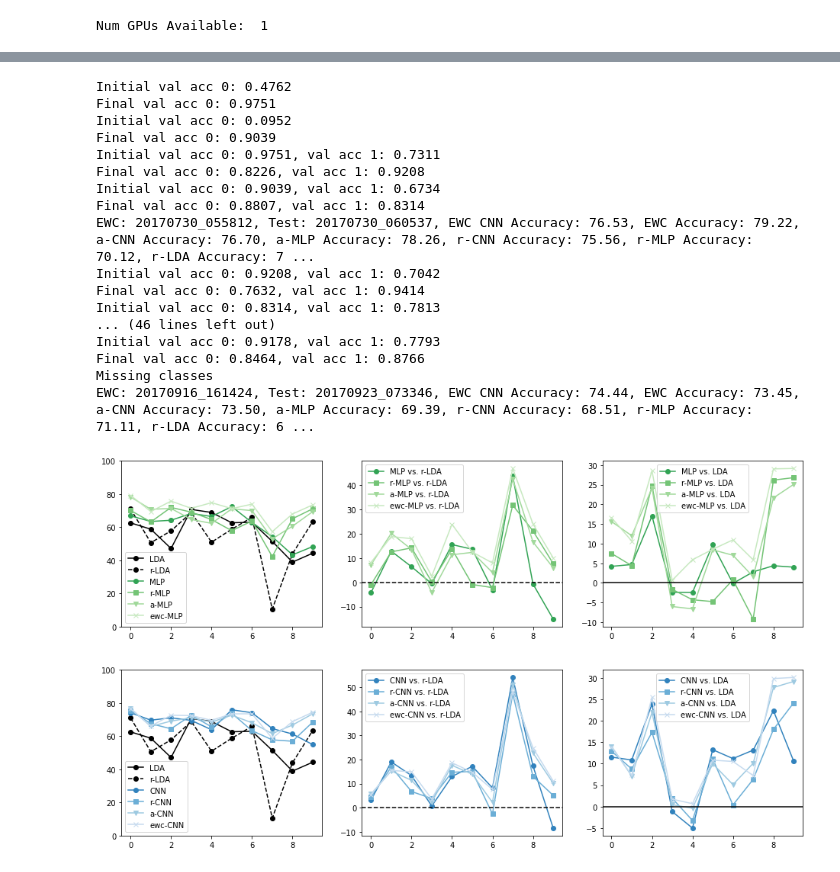
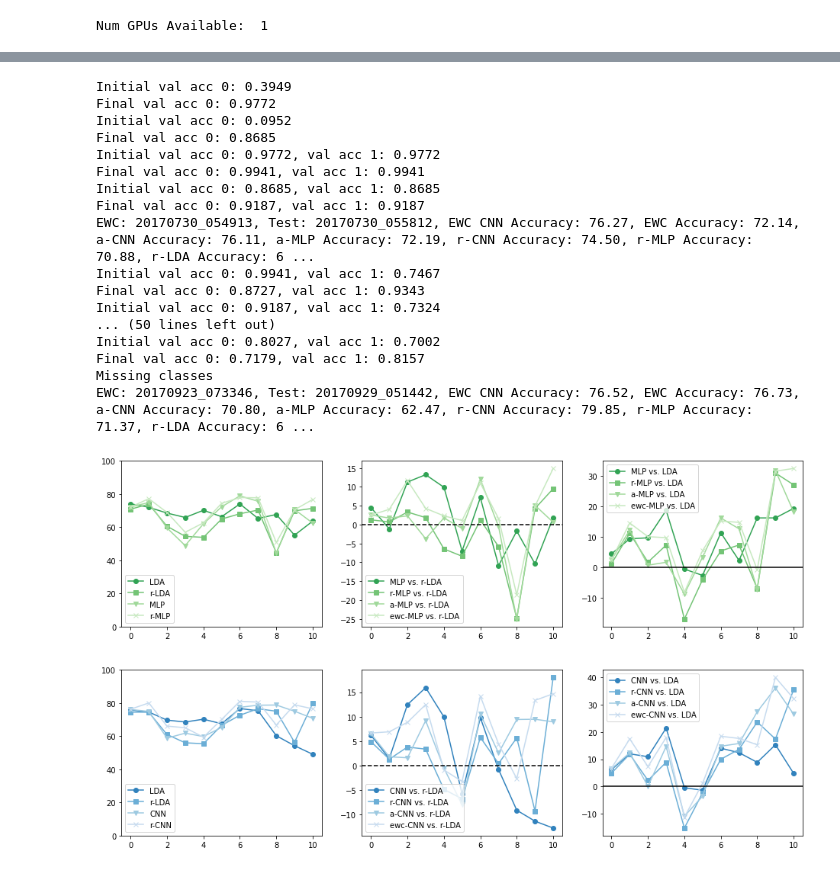
Before and after one commit to yuniteh/adaptive, a Jupyter notebook: python/main.ipynb, the cells around one changed output, grey strips where cells are left out. Drawn from its saved outputs; the diff is of its cells as text; code cells hidden in the pictures.

```diff
--- a/python/main.ipynb
+++ b/python/main.ipynb
@@ -42,8 +42,8 @@ train_params = np.vstack((train_params,train_params2))
 ep = 30
 n_dof = len(train_dof)
 
-trainmlp_0, traincnn_0, y_train_0, x_train_mlp_0, x_train_cnn_0, x_train_lda_0, y_train_lda_0, emg_scale, scaler, _, _, _ = prd.prep_train_caps(train_data, train_params, prop_b = False, batch_size=64,ft=ft, noise=True)
-y_test_0, x_test_mlp_0, x_test_cnn_0, x_lda_0, y_lda_0 = prd.prep_test_caps(train_data, train_params, scaler, emg_scale, num_classes=len(train_dof),ft=ft)
+trainmlp_0, traincnn_0, y_train_0, x_train_mlp_0, x_train_cnn_0, x_train_lda_0, y_train_lda_0, emg_scale, scaler, _, _, _ = prd.prep_train_caps(train_data, train_params, prop_b = False, batch_size=64,ft=ft, noise=True, split=True)
+y_test_0, x_test_mlp_0, x_test_cnn_0, x_lda_0, y_lda_0 = prd.prep_test_caps(train_data, train_params, scaler, emg_scale, num_classes=len(train_dof),ft=ft, split=True)
 # %%
 # Initial training
 mlp, cnn, w, c = lp.train_models(traincnn_0, trainmlp_0, x_train_lda_0, y_train_lda_0, n_dof, ep=30)
@@ -65,7 +65,7 @@ for i in range(0,len(all_files)):
     test_data, test_params = lp.check_labels(test_data,test_params,train_dof,key)
 
     # test
-    y_test, x_test_mlp, x_test_cnn, x_lda, y_lda = prd.prep_test_caps(test_data, test_params, scaler, emg_scale, num_classes=len(train_dof),ft=ft)
+    y_test, x_test_mlp, x_test_cnn, x_lda, y_lda = prd.prep_test_caps(test_data, test_params, scaler, emg_scale, num_classes=len(train_dof),ft=ft, split=True)
     acc[i,:] = lp.test_models(x_test_cnn, x_test_mlp, x_lda, y_test, y_lda, cnn, mlp, [w, c])
     print ('Set: ' + test_file, f'CNN Accuracy: {acc[i,2]:.2f},', f'MLP Accuracy: {acc[i,1]:.2f},', f'LDA Accuracy: {acc[i,0]:.2f}')
 # %% [output]
@@ -163,23 +163,23 @@ for i in range(1,len(all_files)-1,2):
 
     print ('EWC: ' + ewc_file + ', Test: ' + test_file + ',', f'EWC CNN Accuracy: {ewc_acc[i+1,4]:.2f},', f'EWC Accuracy: {ewc_acc[i+1,3]:.2f},', f'a-CNN Accuracy: {ewc_acc[i+1,2]:.2f},', f'a-MLP Accuracy: {ewc_acc[i+1,1]:.2f},',  f'r-CNN Accuracy: {rec_acc[i+1,2]:.2f},', f'r-MLP Accuracy: {rec_acc[i+1,1]:.2f},', f'r-LDA Accuracy: {ewc_acc[i+1,0]:.2f}')
 # %% [output]
-Initial val acc 0: 0.4762
-Final val acc 0: 0.9751
+Initial val acc 0: 0.3949
+Final val acc 0: 0.9772
 Initial val acc 0: 0.0952
-Final val acc 0: 0.9039
-Initial val acc 0: 0.9751, val acc 1: 0.7311
-Final val acc 0: 0.8226, val acc 1: 0.9208
-Initial val acc 0: 0.9039, val acc 1: 0.6734
-Final val acc 0: 0.8807, val acc 1: 0.8314
-EWC: 20170730_055812, Test: 20170730_060537, EWC CNN Accuracy: 76.53, EWC Accuracy: 79.22, a-CNN Accuracy: 76.70, a-MLP Accuracy: 78.26, r-CNN Accuracy: 75.56, r-MLP Accuracy: 70.12, r-LDA Accuracy: 7 ...
-Initial val acc 0: 0.9208, val acc 1: 0.7042
-Final val acc 0: 0.7632, val acc 1: 0.9414
-Initial val acc 0: 0.8314, val acc 1: 0.7813
-... (46 lines left out)
-Initial val acc 0: 0.9178, val acc 1: 0.7793
-Final val acc 0: 0.8464, val acc 1: 0.8766
+Final val acc 0: 0.8685
+Initial val acc 0: 0.9772, val acc 1: 0.9772
+Final val acc 0: 0.9941, val acc 1: 0.9941
+Initial val acc 0: 0.8685, val acc 1: 0.8685
+Final val acc 0: 0.9187, val acc 1: 0.9187
+EWC: 20170730_054913, Test: 20170730_055812, EWC CNN Accuracy: 76.27, EWC Accuracy: 72.14, a-CNN Accuracy: 76.11, a-MLP Accuracy: 72.19, r-CNN Accuracy: 74.50, r-MLP Accuracy: 70.88, r-LDA Accuracy: 6 ...
+Initial val acc 0: 0.9941, val acc 1: 0.7467
+Final val acc 0: 0.8727, val acc 1: 0.9343
+Initial val acc 0: 0.9187, val acc 1: 0.7324
+... (50 lines left out)
+Initial val acc 0: 0.8027, val acc 1: 0.7002
+Final val acc 0: 0.7179, val acc 1: 0.8157
 Missing classes
-EWC: 20170916_161424, Test: 20170923_073346, EWC CNN Accuracy: 74.44, EWC Accuracy: 73.45, a-CNN Accuracy: 73.50, a-MLP Accuracy: 69.39, r-CNN Accuracy: 68.51, r-MLP Accuracy: 71.11, r-LDA Accuracy: 6 ...
+EWC: 20170923_073346, Test: 20170929_051442, EWC CNN Accuracy: 76.52, EWC Accuracy: 76.73, a-CNN Accuracy: 70.80, a-MLP Accuracy: 62.47, r-CNN Accuracy: 79.85, r-MLP Accuracy: 71.37, r-LDA Accuracy: 6 ...
 # %%
 ewc_acc[0,...] = np.nan
 rec_acc[0,...] = np.nan
@@ -187,15 +187,15 @@ rlda_acc = np.empty((len(all_files),15))
 rlda_acc[:] = np.nan
 lda_acc = np.empty((len(all_files),15))
 lda_acc[:] = np.nan
-acc_all = np.hstack((acc[1:,...],ewc_acc,rec_acc))
+acc_all = np.hstack((acc[:,...],ewc_acc,rec_acc))
 for i in range(acc.shape[1]):
-    rlda_acc[:,i] = acc[1:,i] - ewc_acc[:,0]
+    rlda_acc[:,i] = acc[:,i] - ewc_acc[:,0]
     rlda_acc[:,i+5] = ewc_acc[:,i] - ewc_acc[:,0]
     rlda_acc[:,i+10] = rec_acc[:,i] - ewc_acc[:,0]
 
-    lda_acc[:,i] = acc[1:,i] - acc[1:,0]
-    lda_acc[:,i+5] = ewc_acc[:,i] - acc[1:,0]
-    lda_acc[:,i+10] = rec_acc[:,i] - acc[1:,0]
+    lda_acc[:,i] = acc[:,i] - acc[:,0]
+    lda_acc[:,i+5] = ewc_acc[:,i] - acc[:,0]
+    lda_acc[:,i+10] = rec_acc[:,i] - acc[:,0]
 # %%
 lda_i = [0, 5]
 cnn_i = [2, 12, 7, 9]
@@ -217,32 +215,32 @@ nn_m = ['o-','s-','v-','x-']
 # %%
 mask = ~np.isnan(rlda_acc)
 
 for mod in range(nn_i.shape[0]):
     i_ = nn_i[mod,...]
     fig,ax = plt.subplots(1,3,figsize=(16,4))
 
-    for i in range(len(lda_i)):
-        ax[0].plot(acc_all[mask[:,lda_i[i]],lda_i[i]], lda_c[i])
+    # for i in range(len(lda_i)):
+        # ax[0].plot(acc_all[mask[:,lda_i[i]],lda_i[i]][1::2], lda_c[i])
     for i in range(len(i_)):
-        ax[0].plot(acc_all[mask[:,i_[i]],i_[i]], nn_m[i], color=nn_c[mod,i,:])
-        ax[1].plot(rlda_acc[mask[:,i_[i]],i_[i]], nn_m[i], color=nn_c[mod,i,:])
-        ax[2].plot(lda_acc[mask[:,i_[i]],i_[i]], nn_m[i], color=nn_c[mod,i,:])
+        ax[0].plot(acc_all[mask[:,i_[i]],i_[i]][1::2], nn_m[i], color=nn_c[mod,i,:])
+        ax[1].plot(rlda_acc[mask[:,i_[i]],i_[i]][1::2], nn_m[i], color=nn_c[mod,i,:])
+        ax[2].plot(lda_acc[mask[:,i_[i]],i_[i]][1::2], nn_m[i], color=nn_c[mod,i,:])
 
     if mod == 0:
         ax[0].legend(['LDA', 'r-LDA', 'MLP', 'r-MLP', 'a-MLP', 'ewc-MLP'])
         ax[1].legend(['MLP vs. r-LDA', 'r-MLP vs. r-LDA', 'a-MLP vs. r-LDA', 'ewc-MLP vs. r-LDA'])
         ax[2].legend(['MLP vs. LDA', 'r-MLP vs. LDA', 'a-MLP vs. LDA', 'ewc-MLP vs. LDA'])
     else:
         ax[0].legend(['LDA', 'r-LDA', 'CNN', 'r-CNN', 'a-CNN', 'ewc-CNN'])
         ax[1].legend(['CNN vs. r-LDA', 'r-CNN vs. r-LDA', 'a-CNN vs. r-LDA', 'ewc-CNN vs. r-LDA'])
         ax[2].legend(['CNN vs. LDA', 'r-CNN vs. LDA', 'a-CNN vs. LDA', 'ewc-CNN vs. LDA'])
 
     ax[0].set_ylim([0,100])
     ax[1].axhline(0, ls = '--',color='black')
     ax[2].axhline(0, color='black')
 # %% [output]
-[figure, old version]
+[figure, new version]
-[figure, old version]
+[figure, new version]
 # %%
 fig,ax = plt.subplots(1,3,figsize=(16,4))
 x = range(0,acc.shape[0]-2,1)
```
Also changed, not shown: parts of 2 cells of this notebook, 1 other file.
